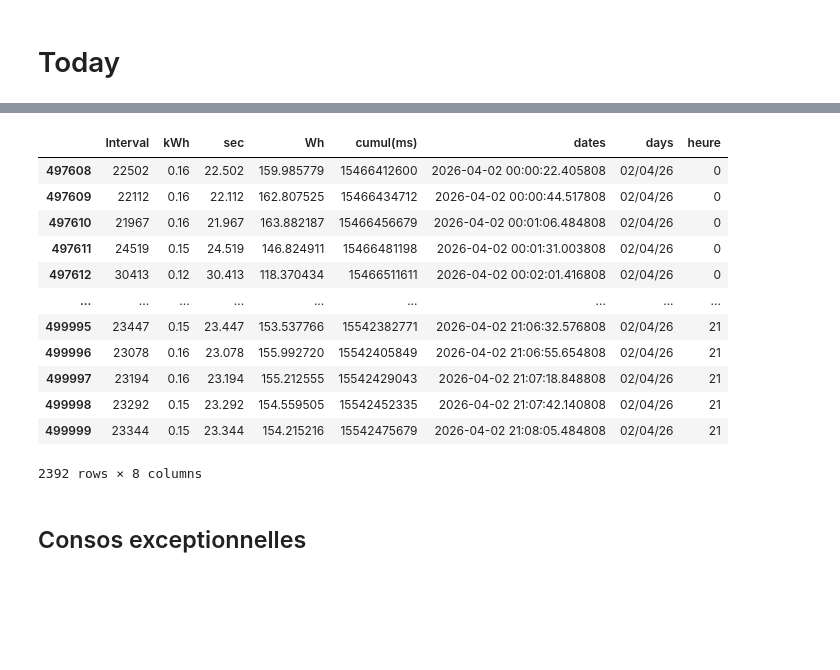
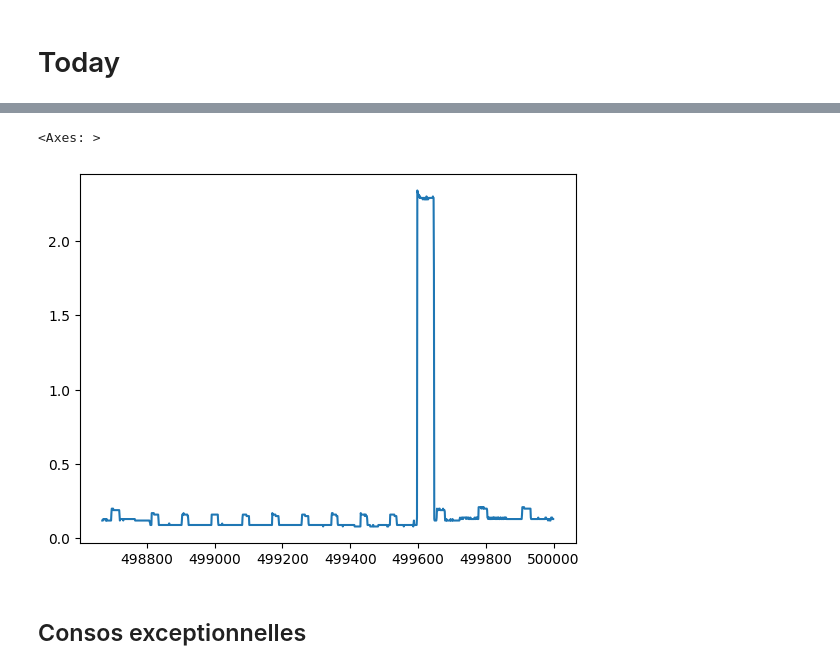
Before and after one commit to jdavid54/jupyter_notebooks2, a Jupyter notebook: conso_kwh_mini.ipynb, the cells around one changed output, grey strips where cells are left out. Cells and saved outputs as stored; diff of their text form; code cells hidden in the pictures; blank space fills up the shorter version.

```diff
--- a/conso_kwh_mini.ipynb
+++ b/conso_kwh_mini.ipynb
@@ -1614,19 +1585,8 @@ conso_by_hour(today)
 # %%
-conso_day
+conso_day['kWh'].plot()
 # %% [output]
-|  | Interval | kWh | sec | Wh | cumul(ms) | dates | days | heure |
-| 497608 | 22502 | 0.16 | 22.502 | 159.985779 | 15466412600 | 2026-04-02 00:00:22.405808 | 02/04/26 | 0 |
-| 497609 | 22112 | 0.16 | 22.112 | 162.807525 | 15466434712 | 2026-04-02 00:00:44.517808 | 02/04/26 | 0 |
-| 497610 | 21967 | 0.16 | 21.967 | 163.882187 | 15466456679 | 2026-04-02 00:01:06.484808 | 02/04/26 | 0 |
-| 497611 | 24519 | 0.15 | 24.519 | 146.824911 | 15466481198 | 2026-04-02 00:01:31.003808 | 02/04/26 | 0 |
-| 497612 | 30413 | 0.12 | 30.413 | 118.370434 | 15466511611 | 2026-04-02 00:02:01.416808 | 02/04/26 | 0 |
-| ... | ... | ... | ... | ... | ... | ... | ... | ... |
-| 499995 | 23447 | 0.15 | 23.447 | 153.537766 | 15542382771 | 2026-04-02 21:06:32.576808 | 02/04/26 | 21 |
-| 499996 | 23078 | 0.16 | 23.078 | 155.992720 | 15542405849 | 2026-04-02 21:06:55.654808 | 02/04/26 | 21 |
-| 499997 | 23194 | 0.16 | 23.194 | 155.212555 | 15542429043 | 2026-04-02 21:07:18.848808 | 02/04/26 | 21 |
-| 499998 | 23292 | 0.15 | 23.292 | 154.559505 | 15542452335 | 2026-04-02 21:07:42.140808 | 02/04/26 | 21 |
-| 499999 | 23344 | 0.15 | 23.344 | 154.215216 | 15542475679 | 2026-04-02 21:08:05.484808 | 02/04/26 | 21 |
-2392 rows × 8 columns
+<Axes: >
+[figure, added]
 # %%
 # export today data
 conso_day.to_csv('conso_today.csv', index=False)
```
Also changed, not shown: parts of 132 cells of this notebook, 5 other files.
